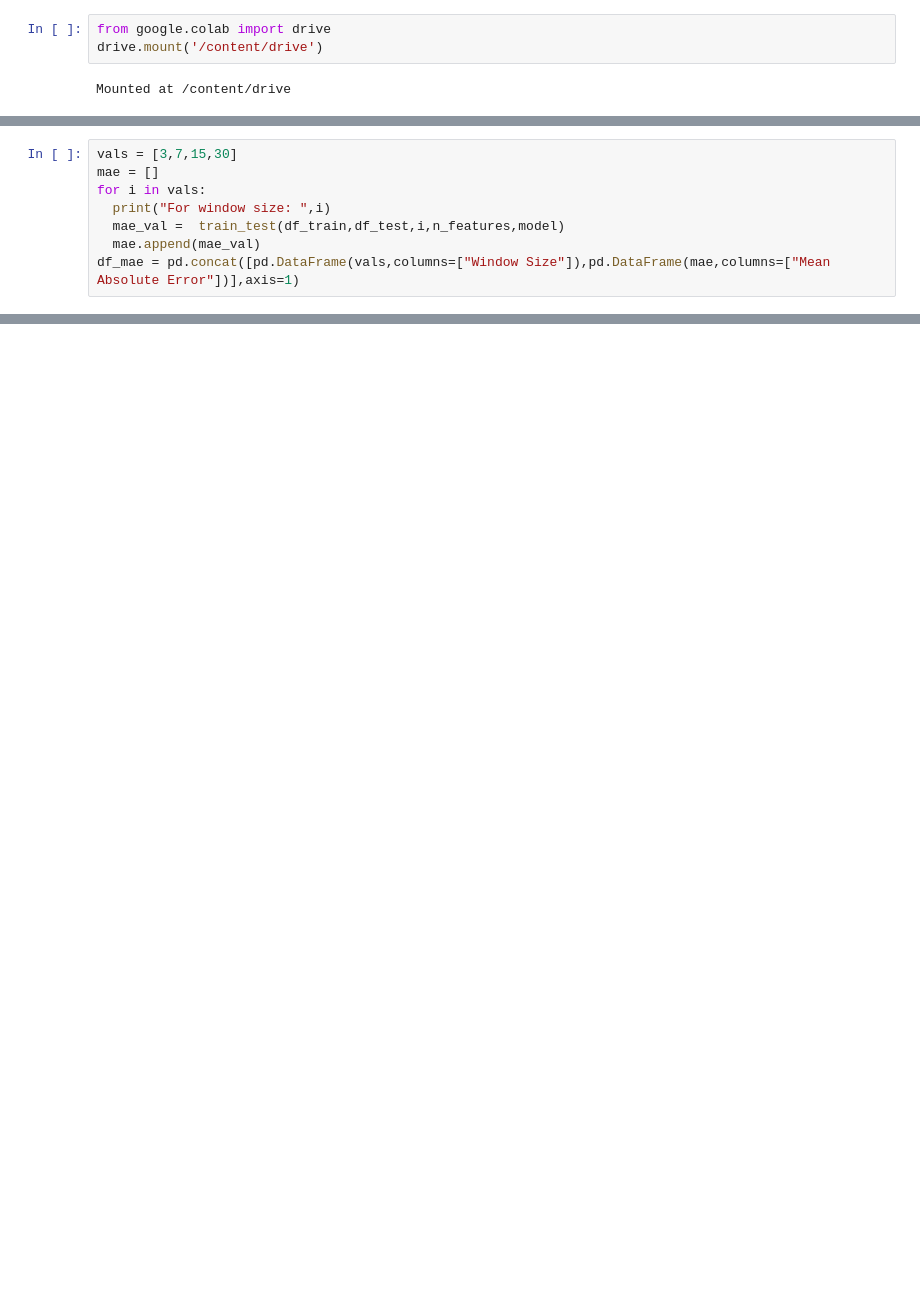
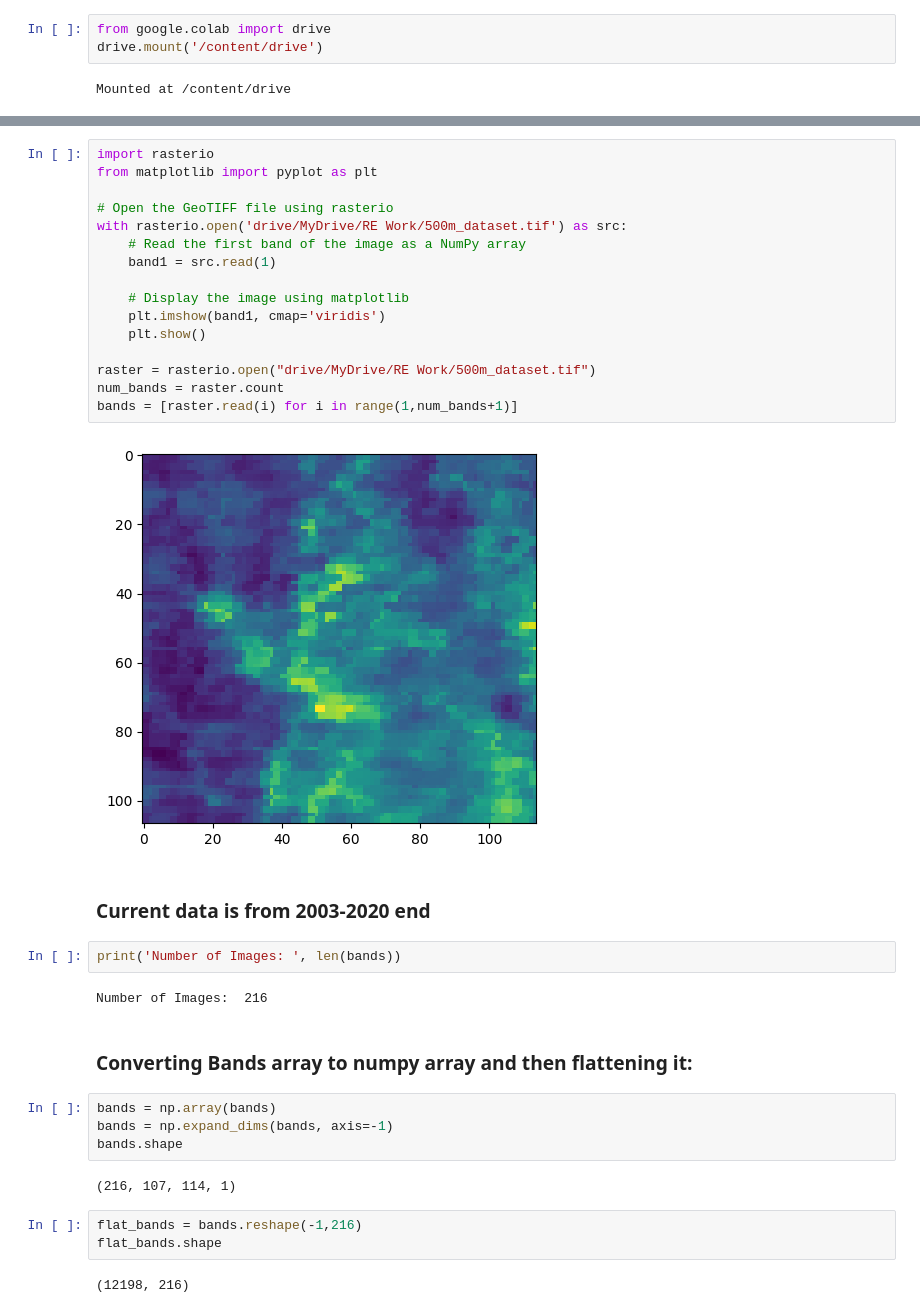
Before and after one commit to MnCSSJ4x/Global-Warming-Detection, a Jupyter notebook: Time_Series_Analysis_of_Land_Temperature_using_MODIS_DRAFT1.ipynb, the cells around one changed output, grey strips where cells are left out. Cells and saved outputs as stored; diff of their text form; blank space fills up the shorter version.

```diff
--- a/Time_Series_Analysis_of_Land_Temperature_using_MODIS_DRAFT1.ipynb
+++ b/Time_Series_Analysis_of_Land_Temperature_using_MODIS_DRAFT1.ipynb
@@ -183,8 +26,0 @@ def train_test(df_train,df_test,n_steps,n_features,model,epochs=100):
-# %%
-vals = [3,7,15,30]
-mae = []
-for i in vals:
-  print("For window size: ",i)
-  mae_val =  train_test(df_train,df_test,i,n_features,model)
-  mae.append(mae_val)
-df_mae = pd.concat([pd.DataFrame(vals,columns=["Window Size"]),pd.DataFrame(mae,columns=["Mean Absolute Error"])],axis=1)
@@ -216,0 +46,37 @@ df_mae
+# %%
+import rasterio
+from matplotlib import pyplot as plt
+
+# Open the GeoTIFF file using rasterio
+with rasterio.open('drive/MyDrive/RE Work/500m_dataset.tif') as src:
+    # Read the first band of the image as a NumPy array
+    band1 = src.read(1)
+
+    # Display the image using matplotlib
+    plt.imshow(band1, cmap='viridis')
+    plt.show()
+
+raster = rasterio.open("drive/MyDrive/RE Work/500m_dataset.tif")
+num_bands = raster.count
+bands = [raster.read(i) for i in range(1,num_bands+1)]
+# %% [output]
+[figure, added]
+# %% [markdown]
+### Current data is from 2003-2020 end
+# %%
+print('Number of Images: ', len(bands))
+# %% [output]
+Number of Images:  216
+# %% [markdown]
+### Converting Bands array to numpy array and then flattening it:
+# %%
+bands = np.array(bands)
+bands = np.expand_dims(bands, axis=-1)
+bands.shape
+# %% [output]
+(216, 107, 114, 1)
+# %%
+flat_bands = bands.reshape(-1,216)
+flat_bands.shape
+# %% [output]
+(12198, 216)
```
Also changed, not shown: parts of 77 cells of this notebook.
